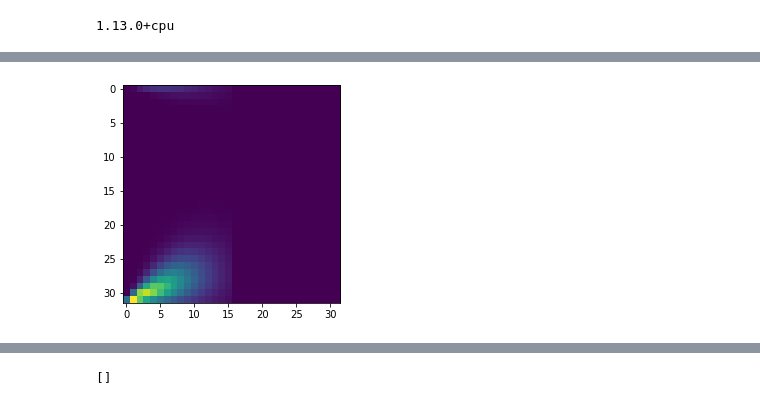
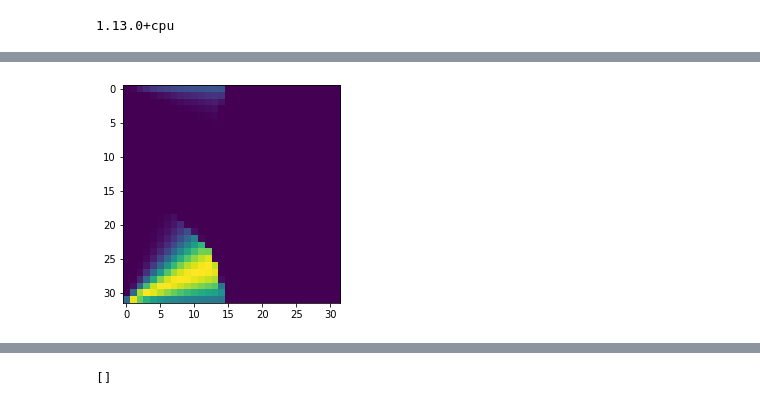
Before and after one commit to ChasevdG/Thesis, a Jupyter notebook: cake.ipynb, the cells around one changed output, grey strips where cells are left out. Cells and saved outputs as stored; diff of their text form; code cells hidden in the pictures.

```diff
--- a/cake.ipynb
+++ b/cake.ipynb
@@ -259,20 +310,21 @@ fig.tight_layout()
 for i, layer in enumerate([basic_layer, gabor_layer, cake_layer]):
     x_ = layer(x)
     x_ = x_[0]
-    recon = torch.real(x_.sum(1))
+    recon = torch.abs(x_.sum(1))
+    print(recon.max(), recon.min())
     recon /= recon.max()
     ax[0][i].imshow(recon.permute(1,2,0),vmax=1)
     ax[0][i].set_title(layer._wavelet_type)
     ax[0][i].axis('off')
 
-    one_filter = torch.real(x_[:,0,:,:])
+    one_filter = torch.abs(x_[:,0,:,:])
     ax[1][i].imshow((one_filter/one_filter.max()).permute(1,2,0))
     ax[1][i].axis('off')
-ax[0][3].imshow(x[0].permute(1,2,0),vmax=1)
-ax[0][3].set_title('Original')
-ax[0][3].axis('off')
+# ax[0][3].imshow(x[0].permute(1,2,0),vmax=1)
+# ax[0][3].set_title('Original')
+# ax[0][3].axis('off')
 
-ax[1][3].imshow(torch.ones(x[0].shape).permute(1,2,0))
-ax[1][3].axis('off')
+# ax[1][3].imshow(torch.ones(x[0].shape).permute(1,2,0))
+# ax[1][3].axis('off')
 plt.show()
 # %% [output]
@@ -284,0 +372,19 @@ Clipping input data to the valid range for imshow with RGB data ([0..1] for floa
+# %%
+fig, ax = plt.subplots(slices+1,slices, figsize=(30,30))
+fig.tight_layout()
+
+layer = WaveletLiftingLayer(slices,(rot_digit.shape[-1], rot_digit.shape[-2]), wavelet_type='smooth')
+import PIL.ImageOps as ImageOps
+for i,x_rot in enumerate(rot_digit):
+    x_rot = x_rot.unsqueeze(0)
+    y = layer(x_rot).detach()
+    for f in range(slices):
+        one_filter = torch.real(y[0,:,f,:,:]).permute(1,2,0).squeeze()
+        ax[f][i].imshow((one_filter))
+        ax[f][i].axis('off')
+    ax[-1][i].imshow(x_rot[0].permute(1,2,0).squeeze())
+ax[0][slices//2-1].title.set_text('Cake Filter')
+ax[-1][slices//2-1].title.set_text('Original')
+[a.axis('off') for a in ax[-1]]
+fig.tight_layout()
+plt.show()
@@ -285,9 +422,9 @@ Clipping input data to the valid range for imshow with RGB data ([0..1] for floa
 # %%
 slices = 16
 resolution = (32, 32)
-filters = create_filter_bank(slices, resolution)
+filters = create_filter_bank(slices, resolution, wavelet_type='b_spline')
 for f in filters[0,0]:
     plt.imshow(f)
 plt.show()
 # %% [output]
-[figure, old version]
+[figure, new version]
```
Also changed, not shown: parts of 9 cells of this notebook, 4 other files.
